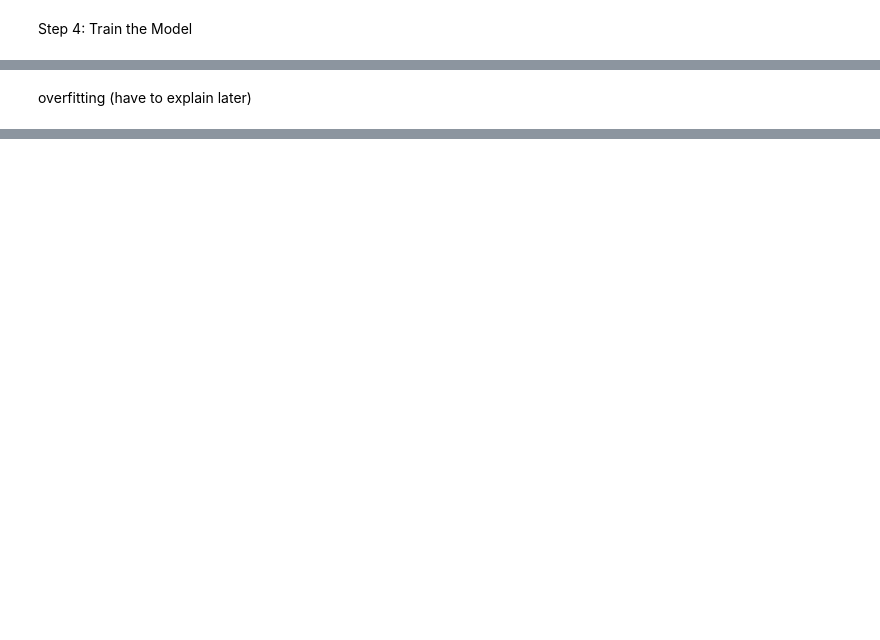
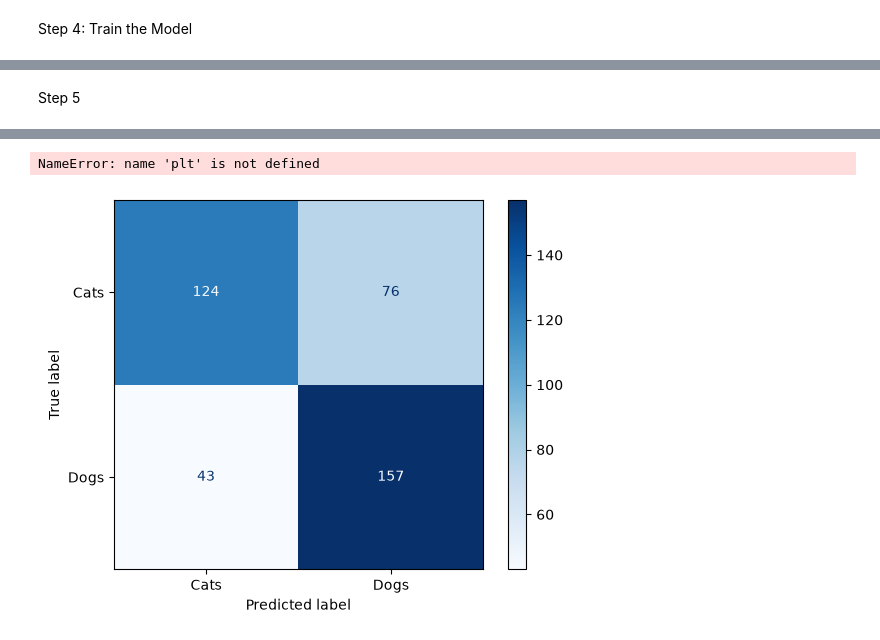
Before and after one commit to MaelysCC/projetIA, a Jupyter notebook: data.ipynb, the cells around one changed output, grey strips where cells are left out. Drawn from its saved outputs; the diff is of its cells as text; code cells hidden in the pictures; blank space fills up the shorter version.

Commit message:
step 5

```diff
--- a/data.ipynb
+++ b/data.ipynb
@@ -218,2 +252,54 @@ plt.show()
-# %% [markdown]
-overfitting (have to explain later)
+# %% [markdown]
+Step 5
+# %%
+import matplotlib as plt
+import numpy as np
+from sklearn.metrics import (
+    confusion_matrix,
+    ConfusionMatrixDisplay,
+    accuracy_score,
+    precision_score,
+    recall_score,
+    f1_score,
+    classification_report
+
+)
+
+test_generator.reset()
+
+# Evaluate model
+test_loss, test_accuracy = model.evaluate(test_generator, verbose=1)
+
+print("Test loss:", round(test_loss, 4))
+print("Test accuracy:", round(test_accuracy, 4))
+
+
+y_true = test_generator.classes
+
+
+test_generator.reset()
+y_prob = model.predict(test_generator, verbose=1).ravel()
+y_pred = (y_prob >= 0.5).astype(int)
+
+# Calculate confusion matrix
+cm = confusion_matrix(y_true, y_pred, labels=[0, 1])
+
+disp = ConfusionMatrixDisplay(
+    confusion_matrix=cm,
+    display_labels=["Cats", "Dogs"]
+)
+disp.plot(cmap="Blues", values_format="d")
+plt.title("Confusion Matrix")
+plt.show()
+
+
+accuracy = accuracy_score(y_true, y_pred)
+precision = precision_score(y_true, y_pred, zero_division=0)
+recall = recall_score(y_true, y_pred, zero_division=0)
+f1 = f1_score(y_true, y_pred, zero_division=0)
+
+print(f"Accuracy:  {accuracy:.4f}")
+print(f"Precision: {precision:.4f}")
+print(f"Recall:    {recall:.4f}")
+print(f"F1-score:  {f1:.4f}")
+# %% [output]
@@ -219,0 +310,2 @@ overfitting (have to explain later)
+NameError: name 'plt' is not defined
+[figure, added]
```
Also changed, not shown: parts of 6 cells of this notebook.
